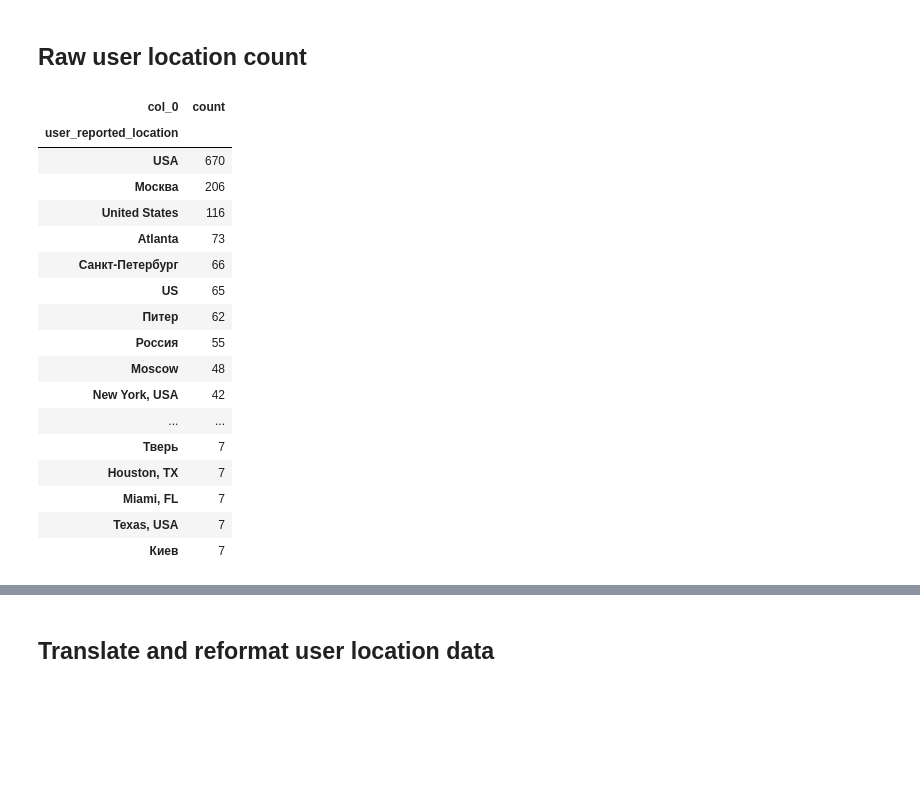
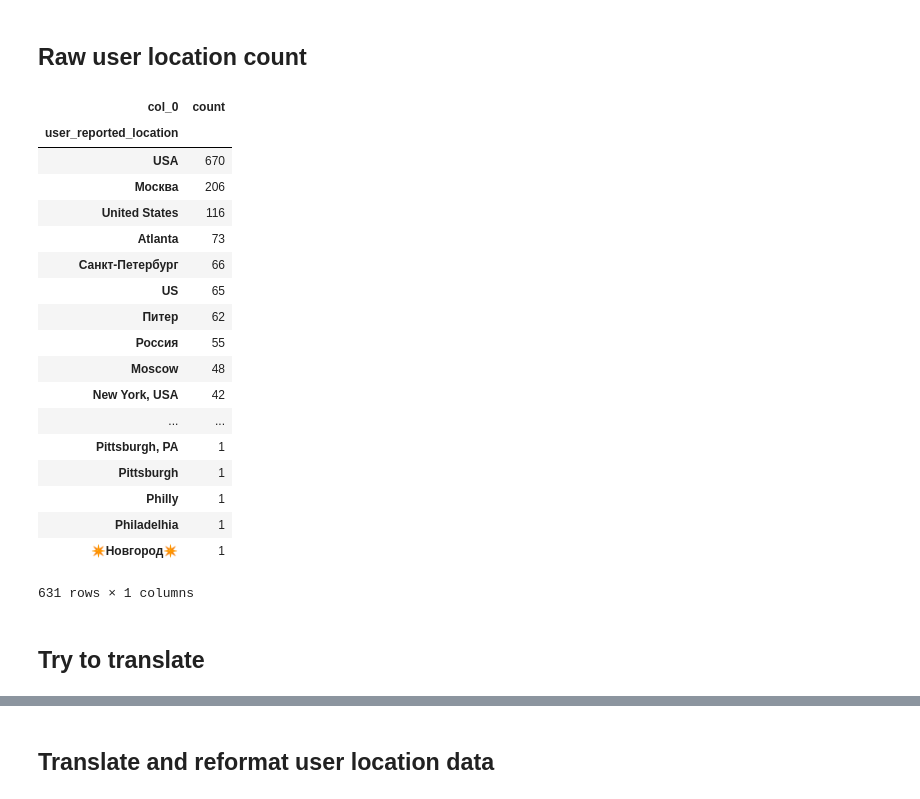
Before and after one commit to ashero0/elections-integrity-analysis, a Jupyter notebook: Frequency Analysis/User_Map.ipynb, the cells around one changed output, grey strips where cells are left out. Saved outputs shown, nothing was run; the diff lists cells and outputs as text; code cells hidden in the pictures; blank space fills up the shorter version.

```diff
--- a/Frequency Analysis/User_Map.ipynb
+++ b/Frequency Analysis/User_Map.ipynb
@@ -58,23 +83,24 @@ Index(['userid', 'user_display_name', 'user_screen_name',
 ## Raw user location count
 # %%
 
-pd.crosstab(index=users['user_reported_location'],   columns="count").sort_values(by=['count'], ascending=False).head(10)
+pd.crosstab(index=users['user_reported_location'],   columns="count").sort_values(by=['count'], ascending=False)
 # %% [output]
 | col_0 | count |
 | user_reported_location |  |
 | USA | 670 |
 | Москва | 206 |
 | United States | 116 |
 | Atlanta | 73 |
 | Санкт-Петербург | 66 |
 | US | 65 |
 | Питер | 62 |
 | Россия | 55 |
 | Moscow | 48 |
 | New York, USA | 42 |
 | ... | ... |
-| Тверь | 7 |
-| Houston, TX | 7 |
-| Miami, FL | 7 |
-| Texas, USA | 7 |
-| Киев | 7 |
+| Pittsburgh, PA | 1 |
+| Pittsburgh | 1 |
+| Philly | 1 |
+| Philadelhia | 1 |
+| ✴Новгород✴ | 1 |
+631 rows × 1 columns
@@ -80,0 +111,2 @@ pd.crosstab(index=users['user_reported_location'],   columns="count").sort_value
+# %% [markdown]
+## Try to translate
```
Also changed, not shown: parts of 29 cells of this notebook, 14 other files.
